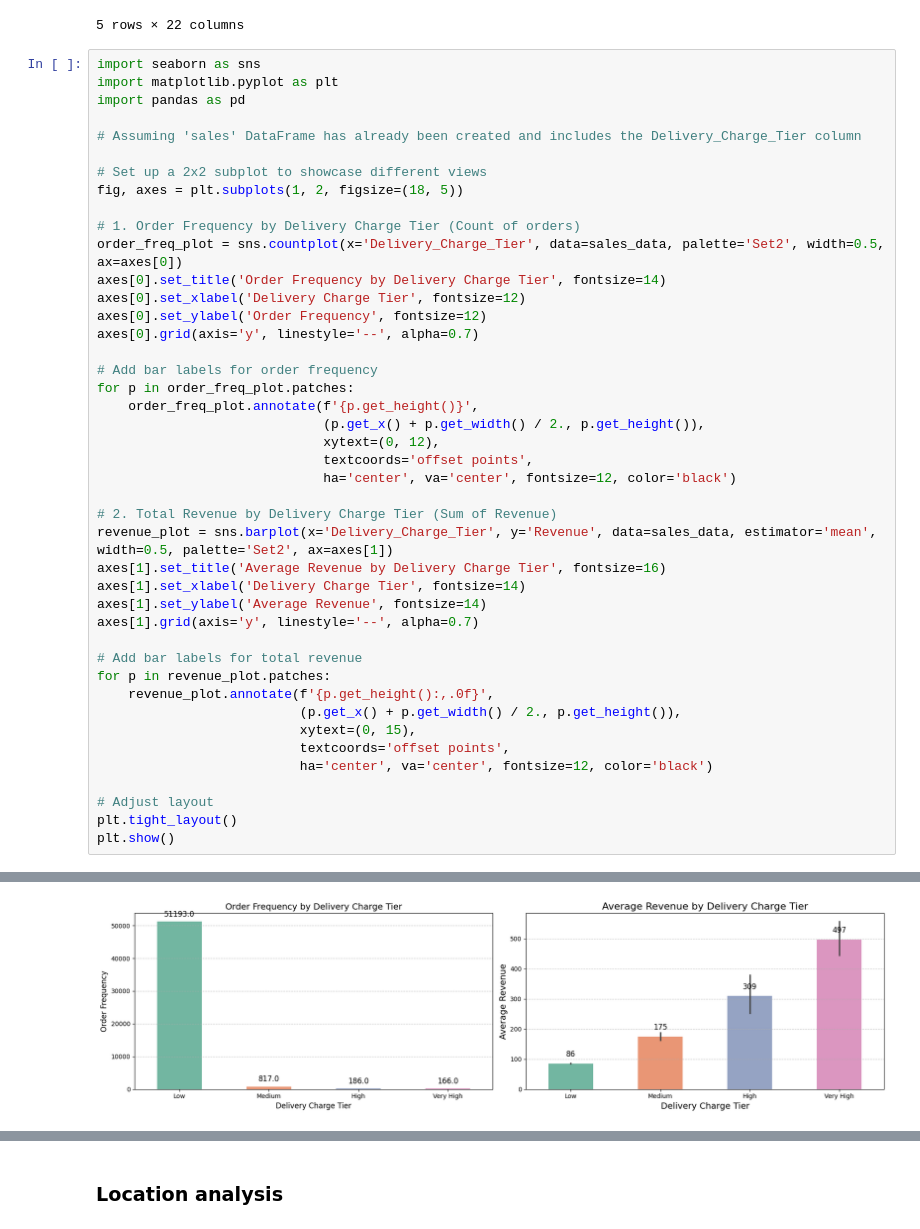
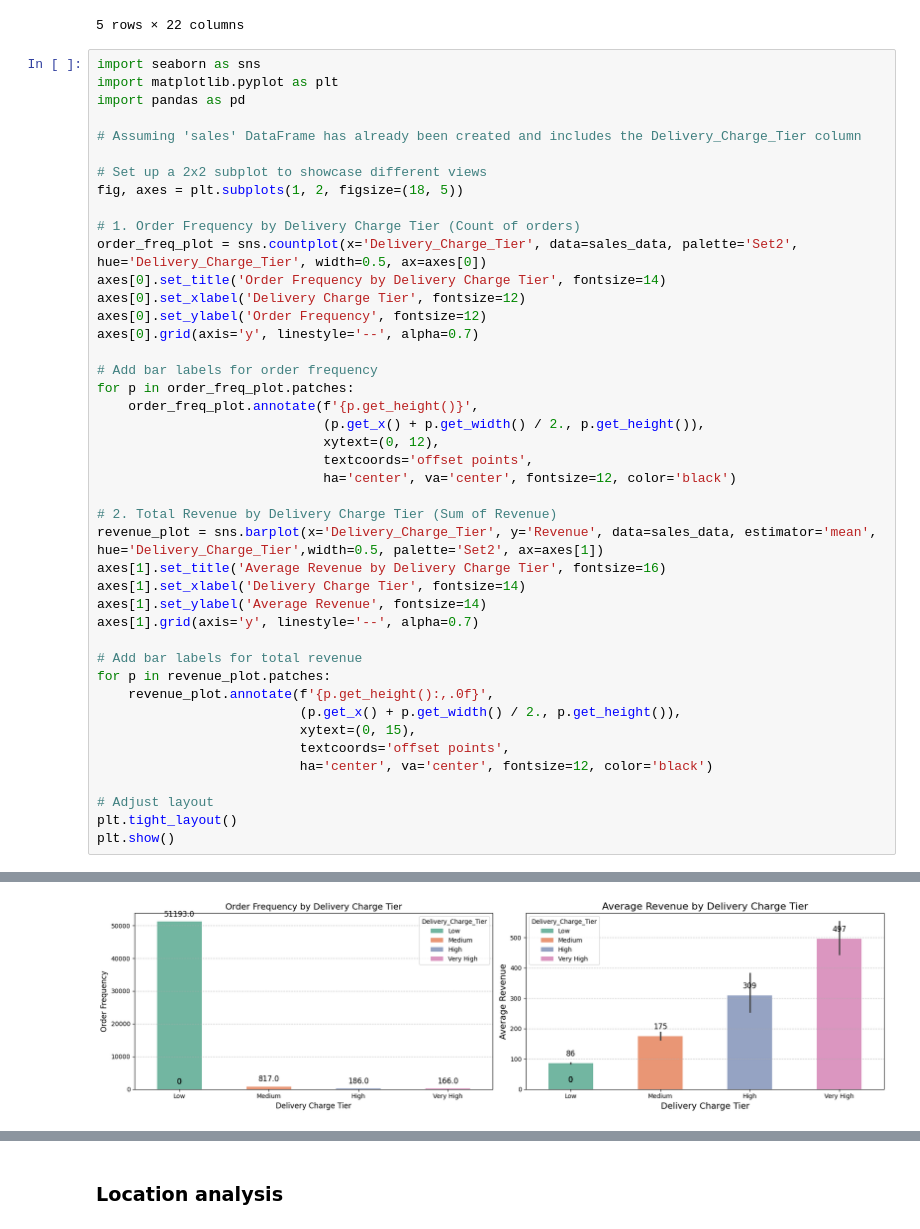
Before and after one commit to SnehalBankar/EDA-E-Commerce-Company, a Jupyter notebook: ecommerce_analysis.ipynb, the cells around one changed output, grey strips where cells are left out. Drawn from its saved outputs; the diff is of its cells as text.

```diff
--- a/ecommerce_analysis.ipynb
+++ b/ecommerce_analysis.ipynb
@@ -1441,7 +1429,7 @@ import pandas as pd
 fig, axes = plt.subplots(1, 2, figsize=(18, 5))
 
 # 1. Order Frequency by Delivery Charge Tier (Count of orders)
-order_freq_plot = sns.countplot(x='Delivery_Charge_Tier', data=sales_data, palette='Set2', width=0.5, ax=axes[0])
+order_freq_plot = sns.countplot(x='Delivery_Charge_Tier', data=sales_data, palette='Set2', hue='Delivery_Charge_Tier', width=0.5, ax=axes[0])
 axes[0].set_title('Order Frequency by Delivery Charge Tier', fontsize=14)
 axes[0].set_xlabel('Delivery Charge Tier', fontsize=12)
 axes[0].set_ylabel('Order Frequency', fontsize=12)
@@ -1456,7 +1444,7 @@ for p in order_freq_plot.patches:
                              ha='center', va='center', fontsize=12, color='black')
 
 # 2. Total Revenue by Delivery Charge Tier (Sum of Revenue)
-revenue_plot = sns.barplot(x='Delivery_Charge_Tier', y='Revenue', data=sales_data, estimator='mean', width=0.5, palette='Set2', ax=axes[1])
+revenue_plot = sns.barplot(x='Delivery_Charge_Tier', y='Revenue', data=sales_data, estimator='mean', hue='Delivery_Charge_Tier',width=0.5, palette='Set2', ax=axes[1])
 axes[1].set_title('Average Revenue by Delivery Charge Tier', fontsize=16)
 axes[1].set_xlabel('Delivery Charge Tier', fontsize=14)
 axes[1].set_ylabel('Average Revenue', fontsize=14)
@@ -1484,4 +1465,4 @@ Passing `palette` without assigning `hue` is deprecated and will be removed in v
-[figure, old version]
+[figure, new version]
 # %%
 # Boxplot to show average revenue per order in each delivery charge tier
 plt.figure(figsize=(8, 5))
```
Also changed, not shown: parts of 6 cells of this notebook.
